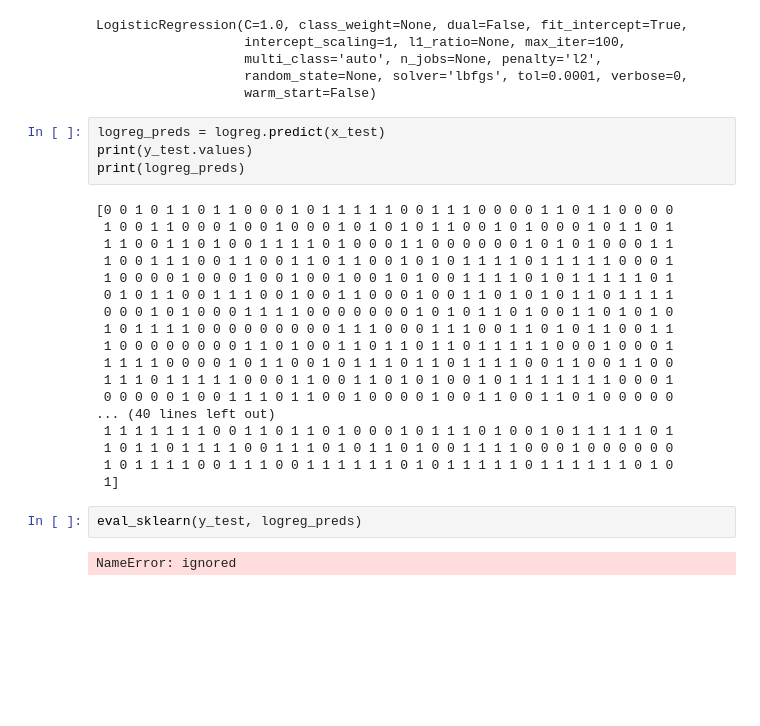
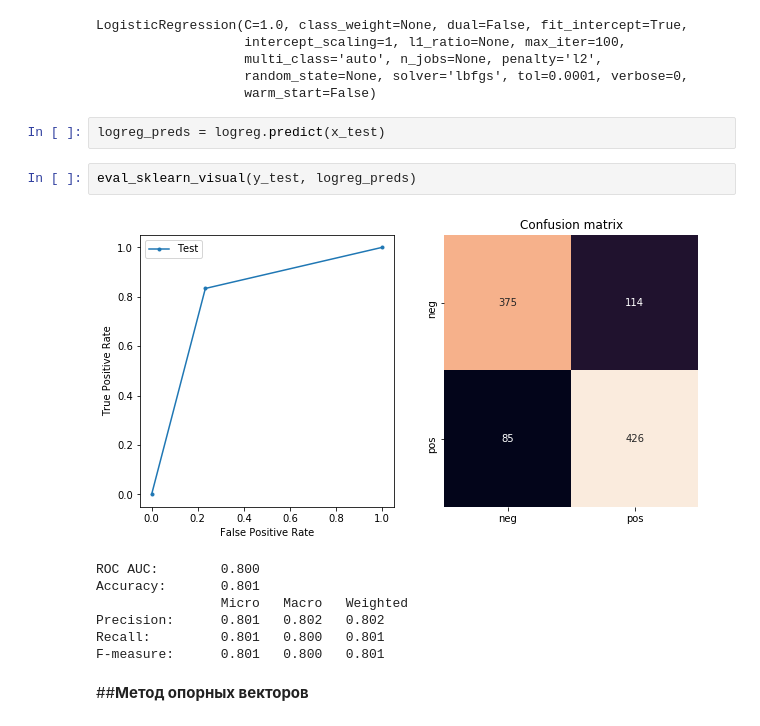
Before and after one commit to MacJei/comp_ling, a Jupyter notebook: ML_hw2.ipynb, the cells around one changed output. Drawn from its saved outputs; the diff is of its cells as text; blank space fills up the shorter version.

```diff
--- a/ML_hw2.ipynb
+++ b/ML_hw2.ipynb
@@ -312,27 +285,15 @@ LogisticRegression(C=1.0, class_weight=None, dual=False, fit_intercept=True,
                    warm_start=False)
 # %%
 logreg_preds = logreg.predict(x_test)
-print(y_test.values)
-print(logreg_preds)
-# %% [output]
-[0 0 1 0 1 1 0 1 1 0 0 0 1 0 1 1 1 1 1 0 0 1 1 1 0 0 0 0 1 1 0 1 1 0 0 0 0
- 1 0 0 1 1 0 0 0 1 0 0 1 0 0 0 1 0 1 0 1 0 1 1 0 0 1 0 1 0 0 0 1 0 1 1 0 1
- 1 1 0 0 1 1 0 1 0 0 1 1 1 1 0 1 0 0 0 1 1 0 0 0 0 0 0 1 0 1 0 1 0 0 0 1 1
- 1 0 0 1 1 1 0 0 1 1 0 0 1 1 0 1 1 0 0 1 0 1 0 1 1 1 1 0 1 1 1 1 1 0 0 0 1
- 1 0 0 0 0 1 0 0 0 1 0 0 1 0 0 1 0 0 1 0 1 0 0 1 1 1 1 0 1 0 1 1 1 1 1 0 1
- 0 1 0 1 1 0 0 1 1 1 0 0 1 0 0 1 1 0 0 0 1 0 0 1 1 0 1 0 1 0 1 1 0 1 1 1 1
- 0 0 0 1 0 1 0 0 0 1 1 1 1 0 0 0 0 0 0 0 1 0 1 0 1 1 0 1 0 0 1 1 0 1 0 1 0
- 1 0 1 1 1 1 0 0 0 0 0 0 0 0 0 1 1 1 0 0 0 1 1 1 0 0 1 1 0 1 0 1 1 0 0 1 1
- 1 0 0 0 0 0 0 0 0 1 1 0 1 0 0 1 1 0 1 1 0 1 1 0 1 1 1 1 1 0 0 0 1 0 0 0 1
- 1 1 1 1 0 0 0 0 1 0 1 1 0 0 1 0 1 1 1 0 1 1 0 1 1 1 1 0 0 1 1 0 0 1 1 0 0
- 1 1 1 0 1 1 1 1 1 0 0 0 1 1 0 0 1 1 0 1 0 1 0 0 1 0 1 1 1 1 1 1 1 0 0 0 1
- 0 0 0 0 0 1 0 0 1 1 1 0 1 1 0 0 1 0 0 0 0 1 0 0 1 1 0 0 1 1 0 1 0 0 0 0 0
-... (40 lines left out)
- 1 1 1 1 1 1 1 0 0 1 1 0 1 1 0 1 0 0 0 1 0 1 1 1 0 1 0 0 1 0 1 1 1 1 1 0 1
- 1 0 1 1 0 1 1 1 1 0 0 1 1 1 0 1 0 1 1 0 1 0 0 1 1 1 1 0 0 0 1 0 0 0 0 0 0
- 1 0 1 1 1 1 0 0 1 1 1 0 0 1 1 1 1 1 1 0 1 0 1 1 1 1 1 0 1 1 1 1 1 1 0 1 0
- 1]
 # %%
-eval_sklearn(y_test, logreg_preds)
+eval_sklearn_visual(y_test, logreg_preds)
 # %% [output]
+[figure, added]
-NameError: ignored
+ROC AUC:        0.800
+Accuracy:       0.801
+                Micro   Macro   Weighted
+Precision:      0.801   0.802   0.802
+Recall:         0.801   0.800   0.801
+F-measure:      0.801   0.800   0.801
+# %% [markdown]
+##**Метод опорных векторов**
```
Also changed, not shown: parts of 12 cells of this notebook.
